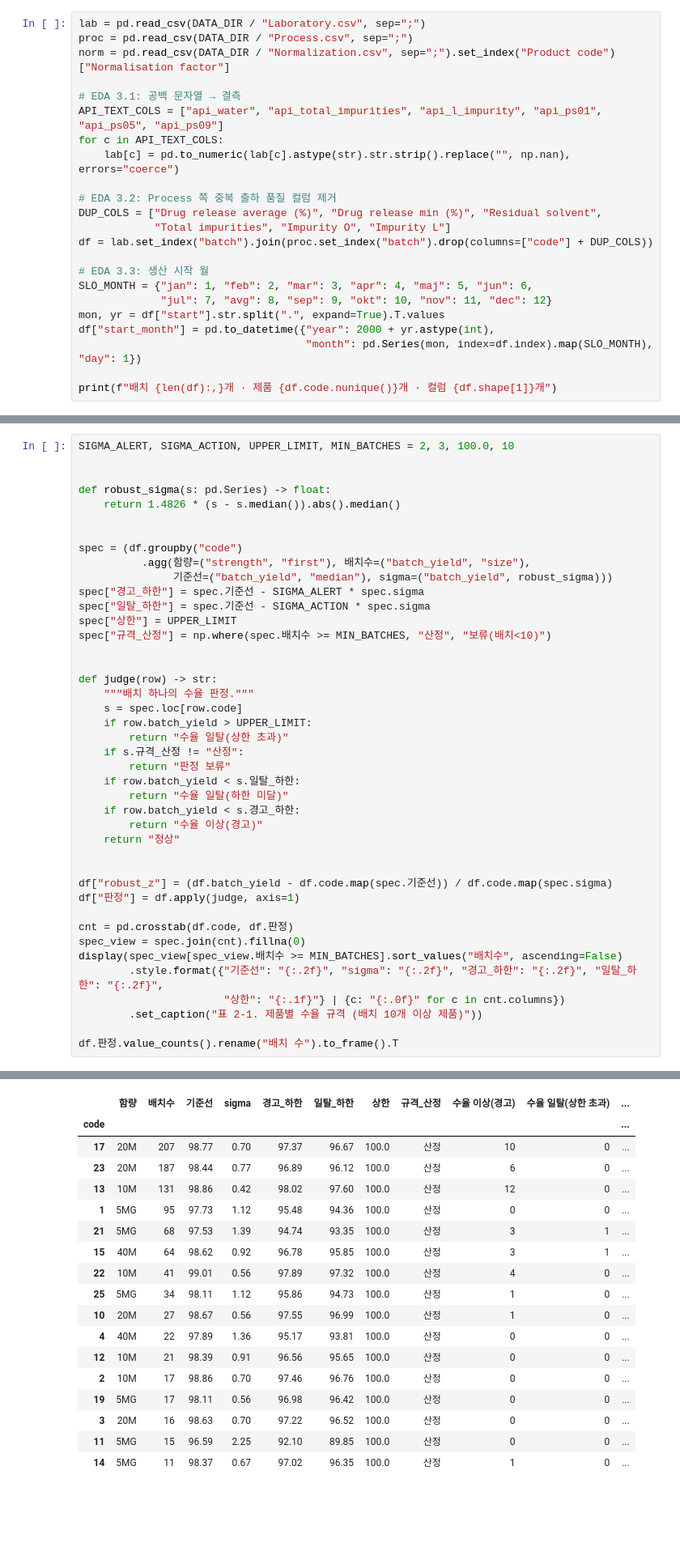
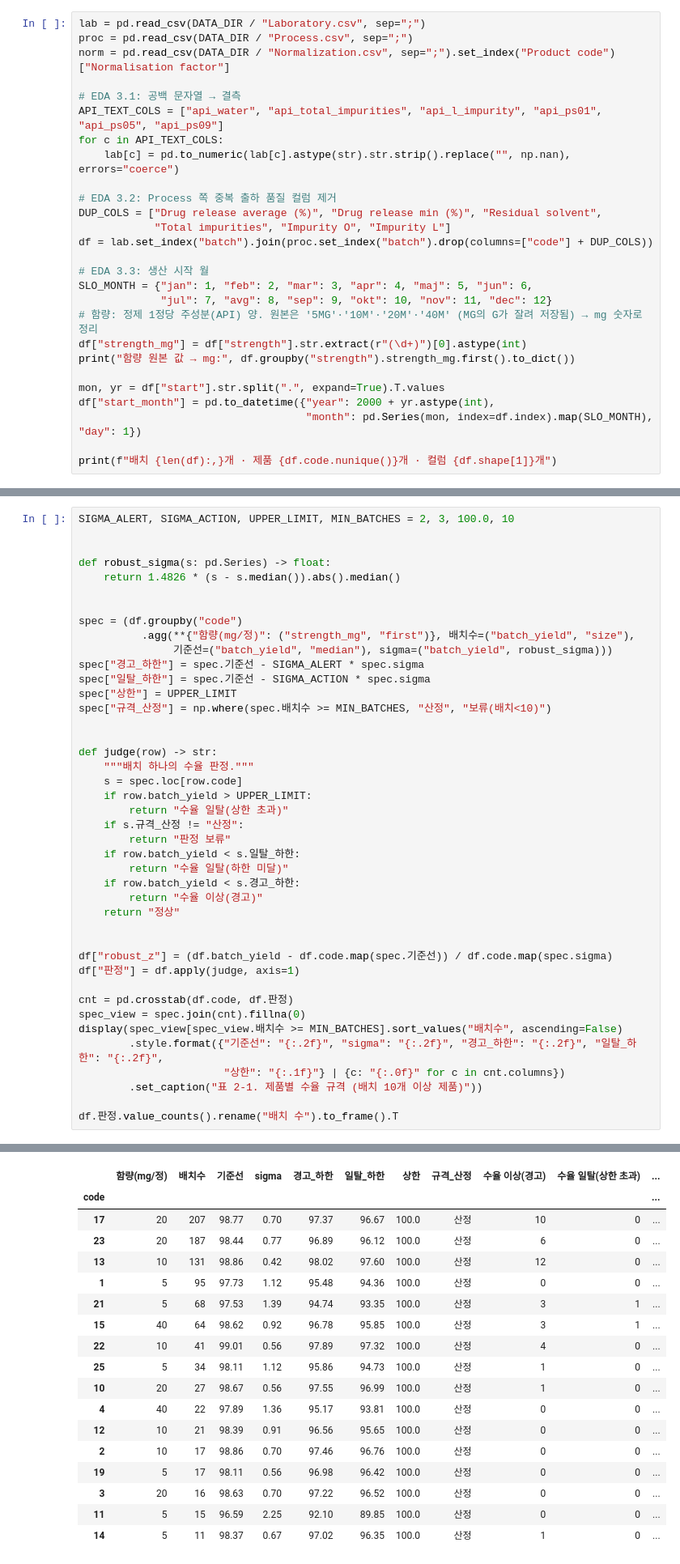
Before and after one commit to thisischeese/Pharma-Manufacturing, a Jupyter notebook: notebooks/RCA_Lek_yield_deviation.ipynb, the cells around one changed output, grey strips where cells are left out. Shown at 81% size. Drawn from its saved outputs; the diff is of its cells as text; blank space fills up the shorter version.

```diff
--- a/notebooks/RCA_Lek_yield_deviation.ipynb
+++ b/notebooks/RCA_Lek_yield_deviation.ipynb
@@ -123,6 +126,10 @@ df = lab.set_index("batch").join(proc.set_index("batch").drop(columns=["code"] +
 # EDA 3.3: 생산 시작 월
 SLO_MONTH = {"jan": 1, "feb": 2, "mar": 3, "apr": 4, "maj": 5, "jun": 6,
              "jul": 7, "avg": 8, "sep": 9, "okt": 10, "nov": 11, "dec": 12}
+# 함량: 정제 1정당 주성분(API) 양. 원본은 '5MG'·'10M'·'20M'·'40M' (MG의 G가 잘려 저장됨) → mg 숫자로 정리
+df["strength_mg"] = df["strength"].str.extract(r"(\d+)")[0].astype(int)
+print("함량 원본 값 → mg:", df.groupby("strength").strength_mg.first().to_dict())
+
 mon, yr = df["start"].str.split(".", expand=True).T.values
 df["start_month"] = pd.to_datetime({"year": 2000 + yr.astype(int),
                                     "month": pd.Series(mon, index=df.index).map(SLO_MONTH), "day": 1})
@@ -239,7 +248,7 @@ def robust_sigma(s: pd.Series) -> float:
 
 
 spec = (df.groupby("code")
-          .agg(함량=("strength", "first"), 배치수=("batch_yield", "size"),
+          .agg(**{"함량(mg/정)": ("strength_mg", "first")}, 배치수=("batch_yield", "size"),
                기준선=("batch_yield", "median"), sigma=("batch_yield", robust_sigma)))
 spec["경고_하한"] = spec.기준선 - SIGMA_ALERT * spec.sigma
 spec["일탈_하한"] = spec.기준선 - SIGMA_ACTION * spec.sigma
@@ -247,51 +256,51 @@ spec["상한"] = UPPER_LIMIT
 spec["규격_산정"] = np.where(spec.배치수 >= MIN_BATCHES, "산정", "보류(배치<10)")
 
 
 def judge(row) -> str:
     """배치 하나의 수율 판정."""
     s = spec.loc[row.code]
     if row.batch_yield > UPPER_LIMIT:
         return "수율 일탈(상한 초과)"
     if s.규격_산정 != "산정":
         return "판정 보류"
     if row.batch_yield < s.일탈_하한:
         return "수율 일탈(하한 미달)"
     if row.batch_yield < s.경고_하한:
         return "수율 이상(경고)"
     return "정상"
 
 
 df["robust_z"] = (df.batch_yield - df.code.map(spec.기준선)) / df.code.map(spec.sigma)
 df["판정"] = df.apply(judge, axis=1)
 
 cnt = pd.crosstab(df.code, df.판정)
 spec_view = spec.join(cnt).fillna(0)
 display(spec_view[spec_view.배치수 >= MIN_BATCHES].sort_values("배치수", ascending=False)
         .style.format({"기준선": "{:.2f}", "sigma": "{:.2f}", "경고_하한": "{:.2f}", "일탈_하한": "{:.2f}",
                        "상한": "{:.1f}"} | {c: "{:.0f}" for c in cnt.columns})
         .set_caption("표 2-1. 제품별 수율 규격 (배치 10개 이상 제품)"))
 
 df.판정.value_counts().rename("배치 수").to_frame().T
 # %% [output]
 표 2-1. 제품별 수율 규격 (배치 10개 이상 제품)
-|  | 함량 | 배치수 | 기준선 | sigma | 경고_하한 | 일탈_하한 | 상한 | 규격_산정 | 수율 이상(경고) | 수율 일탈(상한 초과) | ... |
+|  | 함량(mg/정) | 배치수 | 기준선 | sigma | 경고_하한 | 일탈_하한 | 상한 | 규격_산정 | 수율 이상(경고) | 수율 일탈(상한 초과) | ... |
 | code |  |  |  |  |  |  |  |  |  |  | ... |
-| 17 | 20M | 207 | 98.77 | 0.70 | 97.37 | 96.67 | 100.0 | 산정 | 10 | 0 | ... |
-| 23 | 20M | 187 | 98.44 | 0.77 | 96.89 | 96.12 | 100.0 | 산정 | 6 | 0 | ... |
-| 13 | 10M | 131 | 98.86 | 0.42 | 98.02 | 97.60 | 100.0 | 산정 | 12 | 0 | ... |
-| 1 | 5MG | 95 | 97.73 | 1.12 | 95.48 | 94.36 | 100.0 | 산정 | 0 | 0 | ... |
-| 21 | 5MG | 68 | 97.53 | 1.39 | 94.74 | 93.35 | 100.0 | 산정 | 3 | 1 | ... |
-| 15 | 40M | 64 | 98.62 | 0.92 | 96.78 | 95.85 | 100.0 | 산정 | 3 | 1 | ... |
-| 22 | 10M | 41 | 99.01 | 0.56 | 97.89 | 97.32 | 100.0 | 산정 | 4 | 0 | ... |
-| 25 | 5MG | 34 | 98.11 | 1.12 | 95.86 | 94.73 | 100.0 | 산정 | 1 | 0 | ... |
-| 10 | 20M | 27 | 98.67 | 0.56 | 97.55 | 96.99 | 100.0 | 산정 | 1 | 0 | ... |
-| 4 | 40M | 22 | 97.89 | 1.36 | 95.17 | 93.81 | 100.0 | 산정 | 0 | 0 | ... |
-| 12 | 10M | 21 | 98.39 | 0.91 | 96.56 | 95.65 | 100.0 | 산정 | 0 | 0 | ... |
-| 2 | 10M | 17 | 98.86 | 0.70 | 97.46 | 96.76 | 100.0 | 산정 | 0 | 0 | ... |
-| 19 | 5MG | 17 | 98.11 | 0.56 | 96.98 | 96.42 | 100.0 | 산정 | 0 | 0 | ... |
-| 3 | 20M | 16 | 98.63 | 0.70 | 97.22 | 96.52 | 100.0 | 산정 | 0 | 0 | ... |
-| 11 | 5MG | 15 | 96.59 | 2.25 | 92.10 | 89.85 | 100.0 | 산정 | 0 | 0 | ... |
-| 14 | 5MG | 11 | 98.37 | 0.67 | 97.02 | 96.35 | 100.0 | 산정 | 1 | 0 | ... |
+| 17 | 20 | 207 | 98.77 | 0.70 | 97.37 | 96.67 | 100.0 | 산정 | 10 | 0 | ... |
+| 23 | 20 | 187 | 98.44 | 0.77 | 96.89 | 96.12 | 100.0 | 산정 | 6 | 0 | ... |
+| 13 | 10 | 131 | 98.86 | 0.42 | 98.02 | 97.60 | 100.0 | 산정 | 12 | 0 | ... |
+| 1 | 5 | 95 | 97.73 | 1.12 | 95.48 | 94.36 | 100.0 | 산정 | 0 | 0 | ... |
+| 21 | 5 | 68 | 97.53 | 1.39 | 94.74 | 93.35 | 100.0 | 산정 | 3 | 1 | ... |
+| 15 | 40 | 64 | 98.62 | 0.92 | 96.78 | 95.85 | 100.0 | 산정 | 3 | 1 | ... |
+| 22 | 10 | 41 | 99.01 | 0.56 | 97.89 | 97.32 | 100.0 | 산정 | 4 | 0 | ... |
+| 25 | 5 | 34 | 98.11 | 1.12 | 95.86 | 94.73 | 100.0 | 산정 | 1 | 0 | ... |
+| 10 | 20 | 27 | 98.67 | 0.56 | 97.55 | 96.99 | 100.0 | 산정 | 1 | 0 | ... |
+| 4 | 40 | 22 | 97.89 | 1.36 | 95.17 | 93.81 | 100.0 | 산정 | 0 | 0 | ... |
+| 12 | 10 | 21 | 98.39 | 0.91 | 96.56 | 95.65 | 100.0 | 산정 | 0 | 0 | ... |
+| 2 | 10 | 17 | 98.86 | 0.70 | 97.46 | 96.76 | 100.0 | 산정 | 0 | 0 | ... |
+| 19 | 5 | 17 | 98.11 | 0.56 | 96.98 | 96.42 | 100.0 | 산정 | 0 | 0 | ... |
+| 3 | 20 | 16 | 98.63 | 0.70 | 97.22 | 96.52 | 100.0 | 산정 | 0 | 0 | ... |
+| 11 | 5 | 15 | 96.59 | 2.25 | 92.10 | 89.85 | 100.0 | 산정 | 0 | 0 | ... |
+| 14 | 5 | 11 | 98.37 | 0.67 | 97.02 | 96.35 | 100.0 | 산정 | 1 | 0 | ... |
 | 판정 | 정상 | 수율 이상(경고) | 판정 보류 | 수율 일탈(하한 미달) | 수율 일탈(상한 초과) |
 | 배치 수 | 905 | 41 | 32 | 25 | 2 |
 # %% [markdown]
```
Also changed, not shown: parts of 46 cells of this notebook.
